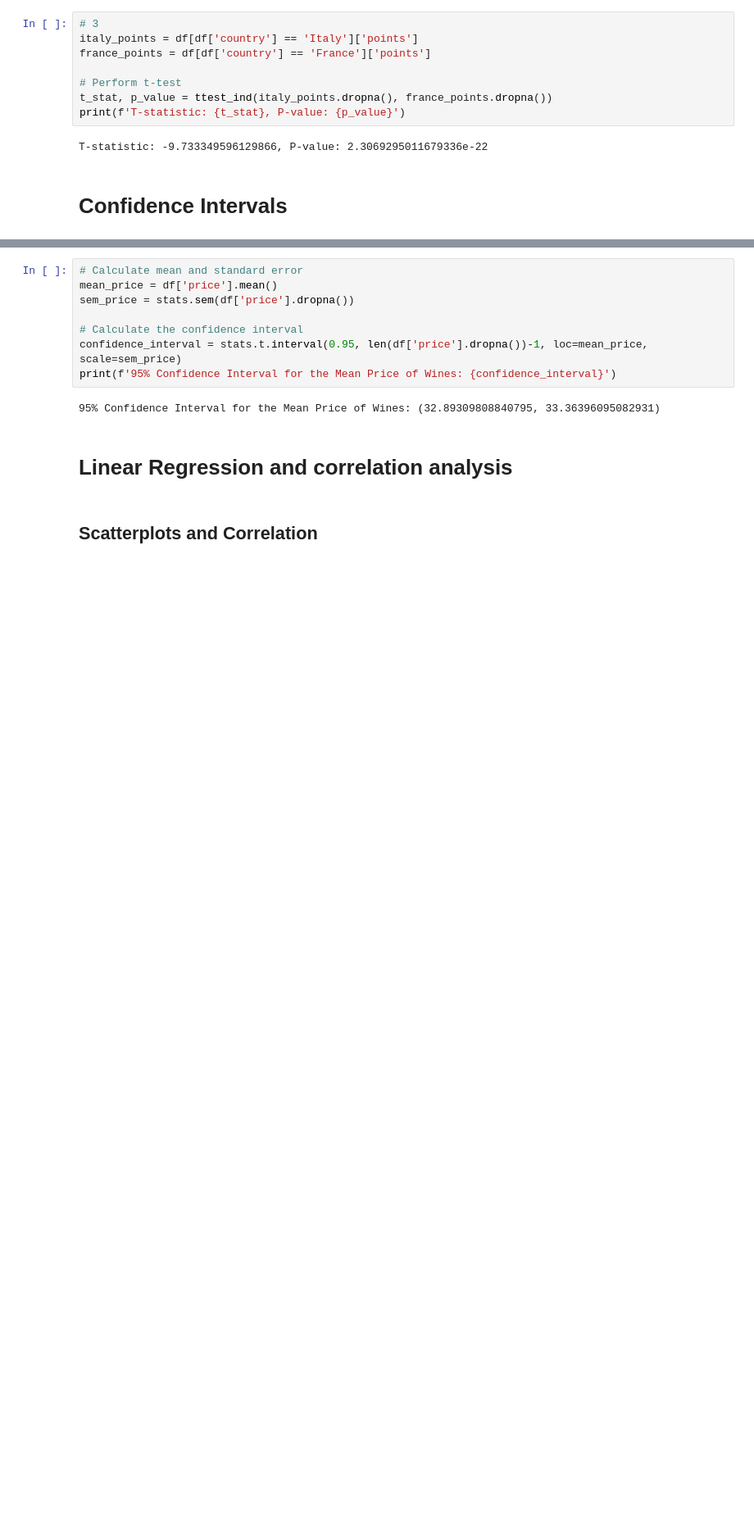
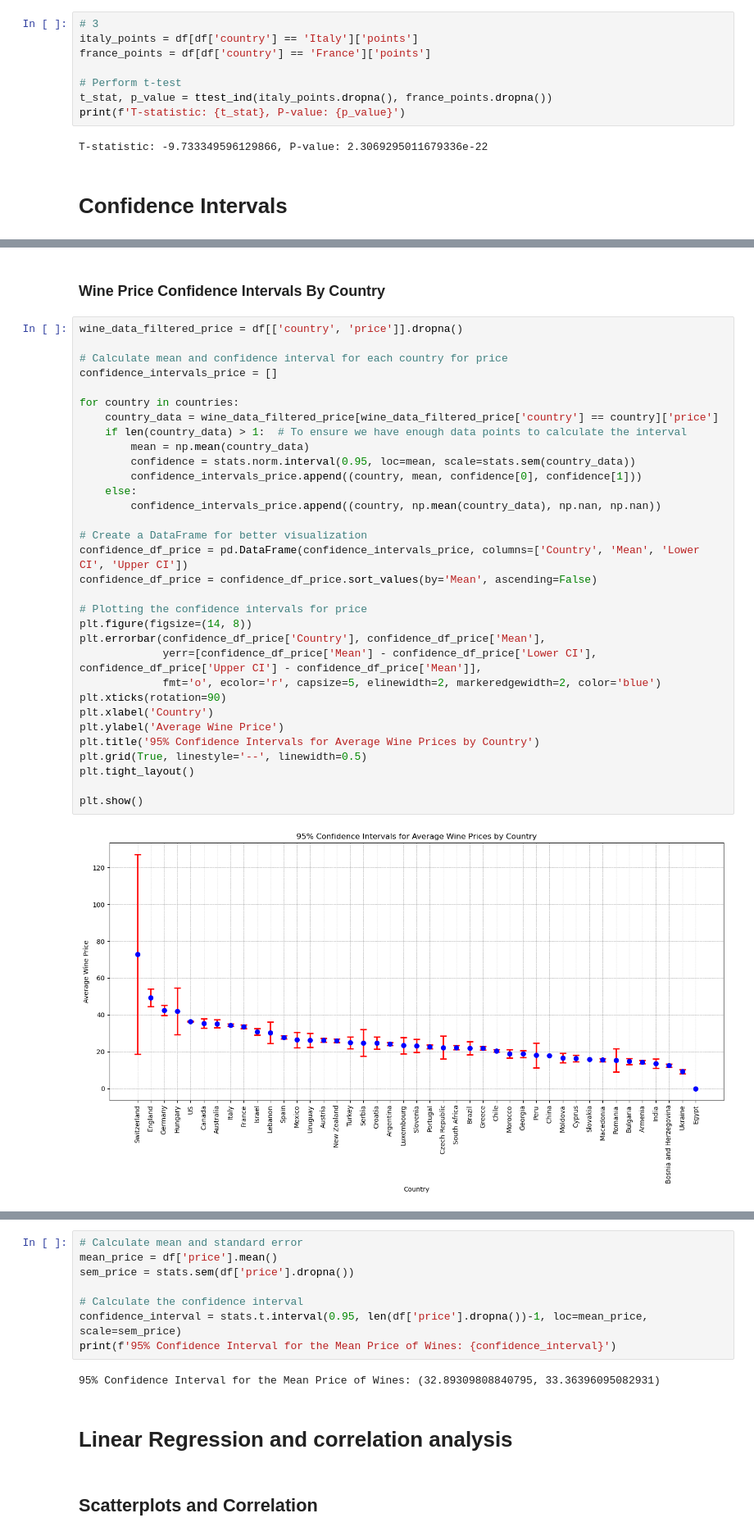
Before and after one commit to Supsi-Collaborative-Projects/wine-analysis, a Jupyter notebook: analysis.ipynb, the cells around one changed output, grey strips where cells are left out. Shown: that part at 82% size. Saved outputs shown, nothing was run; the diff lists cells and outputs as text; blank space fills up the shorter version.

```diff
--- a/analysis.ipynb
+++ b/analysis.ipynb
@@ -360,0 +429,36 @@ T-statistic: -9.733349596129866, P-value: 2.3069295011679336e-22
+# %% [markdown]
+### Wine Price Confidence Intervals By Country
+# %%
+wine_data_filtered_price = df[['country', 'price']].dropna()
+
+# Calculate mean and confidence interval for each country for price
+confidence_intervals_price = []
+
+for country in countries:
+    country_data = wine_data_filtered_price[wine_data_filtered_price['country'] == country]['price']
+    if len(country_data) > 1:  # To ensure we have enough data points to calculate the interval
+        mean = np.mean(country_data)
+        confidence = stats.norm.interval(0.95, loc=mean, scale=stats.sem(country_data))
+        confidence_intervals_price.append((country, mean, confidence[0], confidence[1]))
+    else:
+        confidence_intervals_price.append((country, np.mean(country_data), np.nan, np.nan))
+
+# Create a DataFrame for better visualization
+confidence_df_price = pd.DataFrame(confidence_intervals_price, columns=['Country', 'Mean', 'Lower CI', 'Upper CI'])
+confidence_df_price = confidence_df_price.sort_values(by='Mean', ascending=False)
+
+# Plotting the confidence intervals for price
+plt.figure(figsize=(14, 8))
+plt.errorbar(confidence_df_price['Country'], confidence_df_price['Mean'],
+             yerr=[confidence_df_price['Mean'] - confidence_df_price['Lower CI'], confidence_df_price['Upper CI'] - confidence_df_price['Mean']],
+             fmt='o', ecolor='r', capsize=5, elinewidth=2, markeredgewidth=2, color='blue')
+plt.xticks(rotation=90)
+plt.xlabel('Country')
+plt.ylabel('Average Wine Price')
+plt.title('95% Confidence Intervals for Average Wine Prices by Country')
+plt.grid(True, linestyle='--', linewidth=0.5)
+plt.tight_layout()
+
+plt.show()
+# %% [output]
+[figure, added]
```
Also changed, not shown: parts of 23 cells of this notebook.
